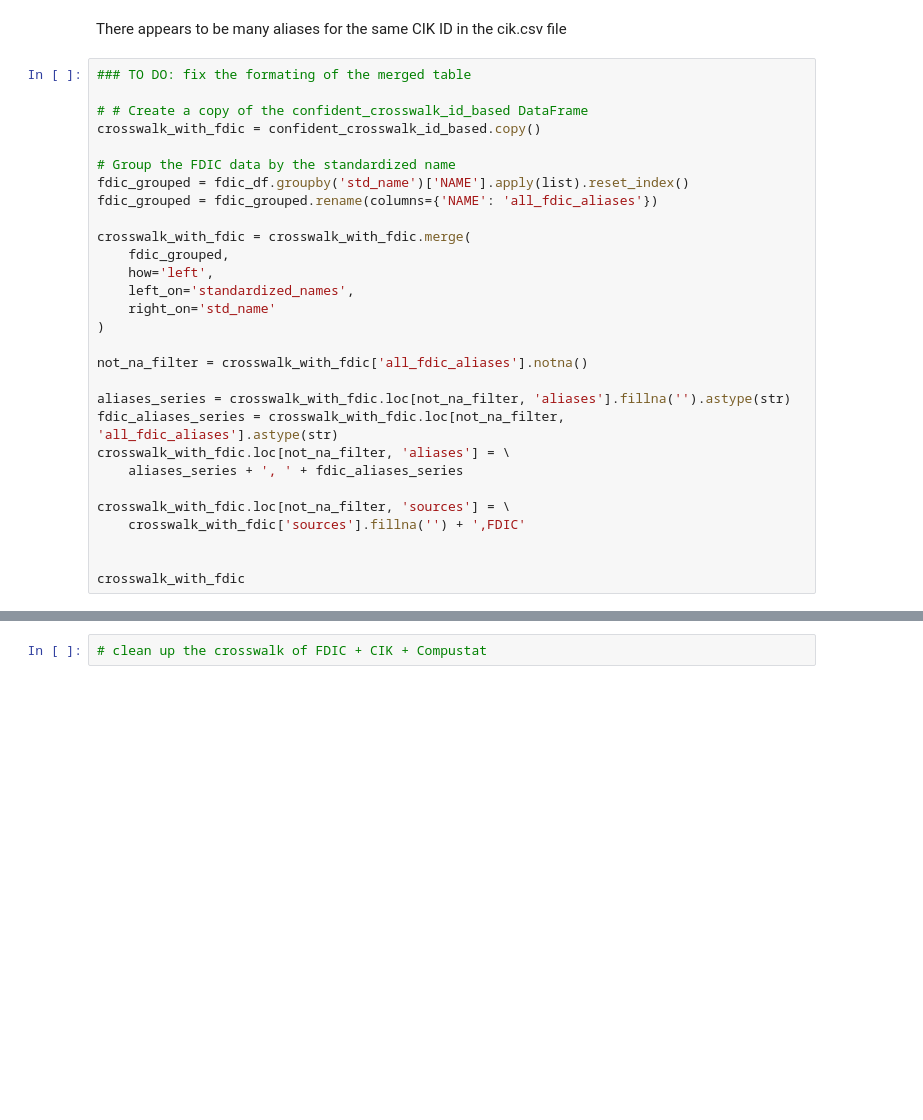
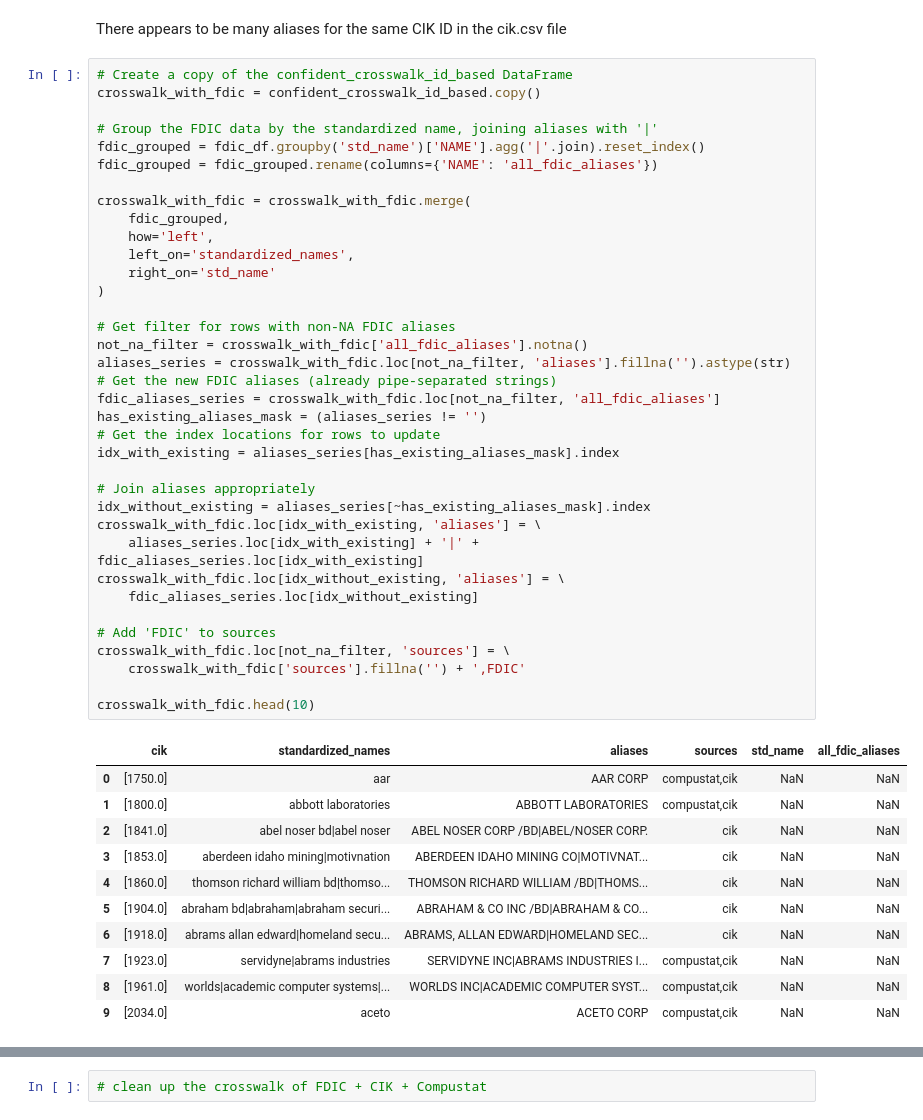
Before and after one commit to judgelord/corporations-data, a Jupyter notebook: python/create_entity_crosswalk_notebook.ipynb, the cells around one changed output, grey strips where cells are left out. Cells and saved outputs as stored; diff of their text form; blank space fills up the shorter version.

Commit message:
fixed formating of crosswalk with FDIC, CIK, and Compustat based on std_name and CIK ID

```diff
--- a/python/create_entity_crosswalk_notebook.ipynb
+++ b/python/create_entity_crosswalk_notebook.ipynb
@@ -324,33 +433,52 @@ confident_crosswalk_id_based[
 # %% [markdown]
 There appears to be many aliases for the same CIK ID in the cik.csv file
 # %%
-### TO DO: fix the formating of the merged table
-
-# # Create a copy of the confident_crosswalk_id_based DataFrame
+# Create a copy of the confident_crosswalk_id_based DataFrame
 crosswalk_with_fdic = confident_crosswalk_id_based.copy()
 
-# Group the FDIC data by the standardized name
-fdic_grouped = fdic_df.groupby('std_name')['NAME'].apply(list).reset_index()
+# Group the FDIC data by the standardized name, joining aliases with '|'
+fdic_grouped = fdic_df.groupby('std_name')['NAME'].agg('|'.join).reset_index()
 fdic_grouped = fdic_grouped.rename(columns={'NAME': 'all_fdic_aliases'})
 
 crosswalk_with_fdic = crosswalk_with_fdic.merge(
     fdic_grouped,
     how='left',
     left_on='standardized_names',
     right_on='std_name'
 )
 
+# Get filter for rows with non-NA FDIC aliases
 not_na_filter = crosswalk_with_fdic['all_fdic_aliases'].notna()
+aliases_series = crosswalk_with_fdic.loc[not_na_filter, 'aliases'].fillna('').astype(str)
+# Get the new FDIC aliases (already pipe-separated strings)
+fdic_aliases_series = crosswalk_with_fdic.loc[not_na_filter, 'all_fdic_aliases']
+has_existing_aliases_mask = (aliases_series != '')
+# Get the index locations for rows to update
+idx_with_existing = aliases_series[has_existing_aliases_mask].index
 
-aliases_series = crosswalk_with_fdic.loc[not_na_filter, 'aliases'].fillna('').astype(str)
-fdic_aliases_series = crosswalk_with_fdic.loc[not_na_filter, 'all_fdic_aliases'].astype(str)
-crosswalk_with_fdic.loc[not_na_filter, 'aliases'] = \
-    aliases_series + ', ' + fdic_aliases_series
+# Join aliases appropriately
+idx_without_existing = aliases_series[~has_existing_aliases_mask].index
+crosswalk_with_fdic.loc[idx_with_existing, 'aliases'] = \
+    aliases_series.loc[idx_with_existing] + '|' + fdic_aliases_series.loc[idx_with_existing]
+crosswalk_with_fdic.loc[idx_without_existing, 'aliases'] = \
+    fdic_aliases_series.loc[idx_without_existing]
 
+# Add 'FDIC' to sources
 crosswalk_with_fdic.loc[not_na_filter, 'sources'] = \
     crosswalk_with_fdic['sources'].fillna('') + ',FDIC'
 
-
-crosswalk_with_fdic
+crosswalk_with_fdic.head(10)
+# %% [output]
+|  | cik | standardized_names | aliases | sources | std_name | all_fdic_aliases |
+| 0 | [1750.0] | aar | AAR CORP | compustat,cik | NaN | NaN |
+| 1 | [1800.0] | abbott laboratories | ABBOTT LABORATORIES | compustat,cik | NaN | NaN |
+| 2 | [1841.0] | abel noser bd|abel noser | ABEL NOSER CORP /BD|ABEL/NOSER CORP. | cik | NaN | NaN |
+| 3 | [1853.0] | aberdeen idaho mining|motivnation | ABERDEEN IDAHO MINING CO|MOTIVNAT... | cik | NaN | NaN |
+| 4 | [1860.0] | thomson richard william bd|thomso... | THOMSON RICHARD WILLIAM /BD|THOMS... | cik | NaN | NaN |
+| 5 | [1904.0] | abraham bd|abraham|abraham securi... | ABRAHAM & CO INC /BD|ABRAHAM & CO... | cik | NaN | NaN |
+| 6 | [1918.0] | abrams allan edward|homeland secu... | ABRAMS, ALLAN EDWARD|HOMELAND SEC... | cik | NaN | NaN |
+| 7 | [1923.0] | servidyne|abrams industries | SERVIDYNE INC|ABRAMS INDUSTRIES I... | compustat,cik | NaN | NaN |
+| 8 | [1961.0] | worlds|academic computer systems|... | WORLDS INC|ACADEMIC COMPUTER SYST... | compustat,cik | NaN | NaN |
+| 9 | [2034.0] | aceto | ACETO CORP | compustat,cik | NaN | NaN |
 # %%
 crosswalk_with_fdic[crosswalk_with_fdic['all_fdic_aliases'].notna()]
```
Also changed, not shown: parts of 14 cells of this notebook.
